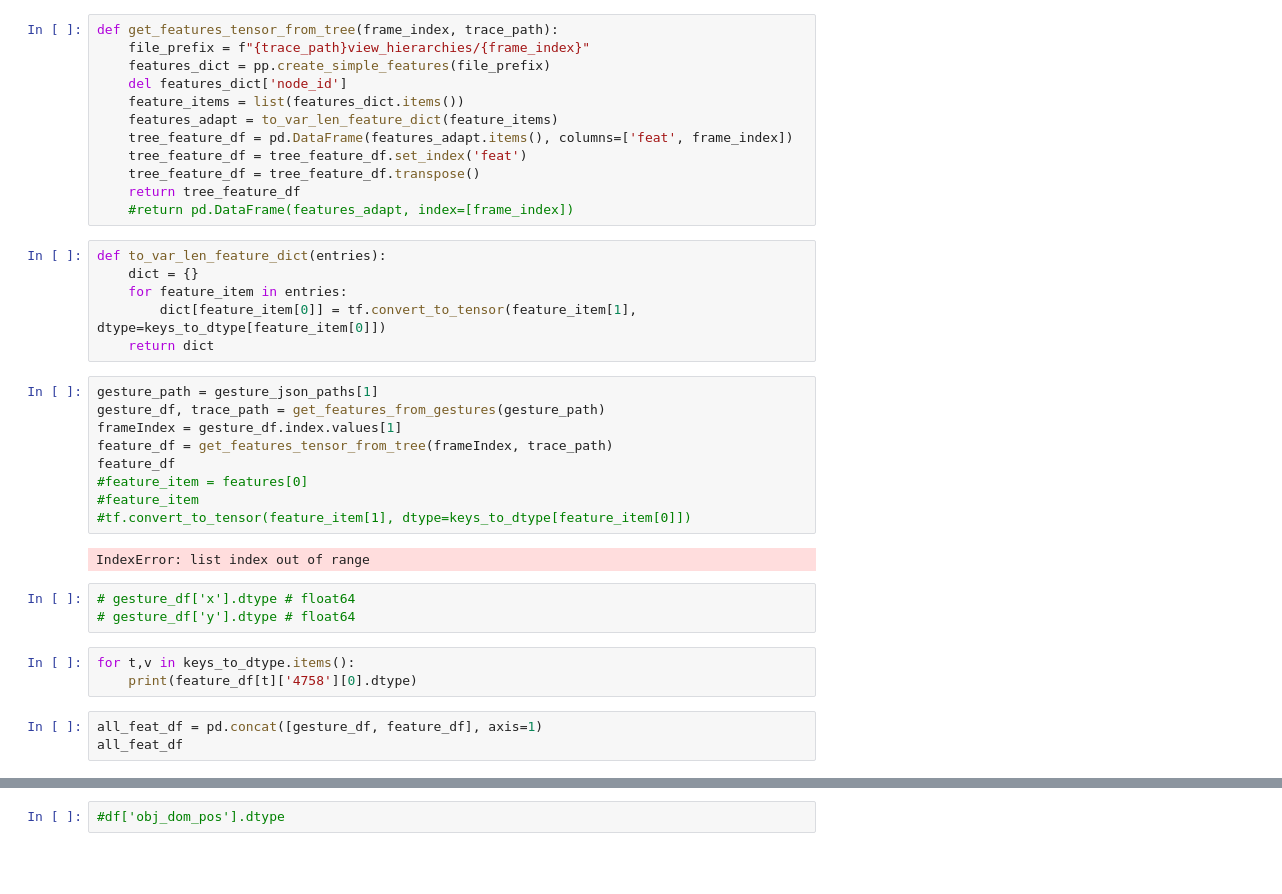
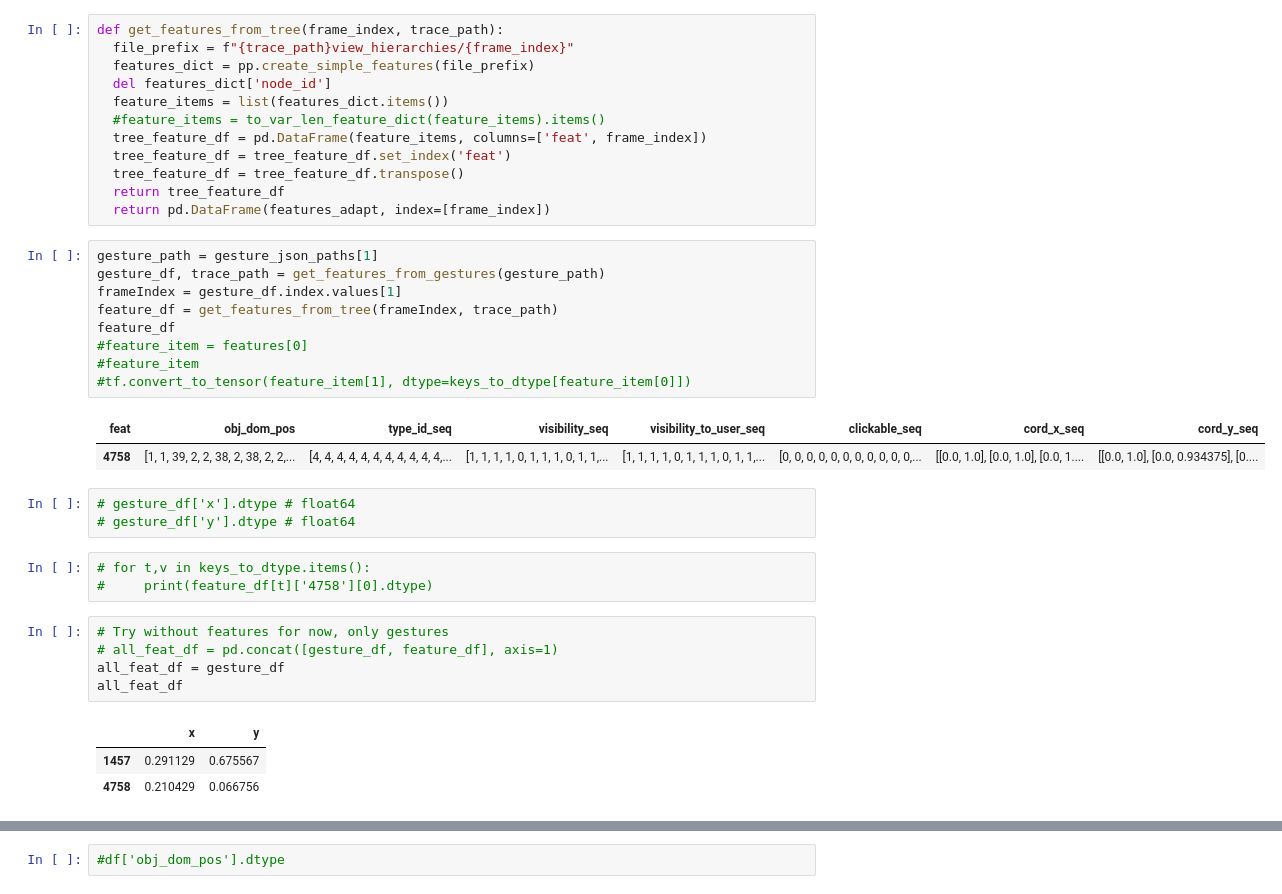
Before and after one commit to Gustl22/android_intent_prediction, a Jupyter notebook: rnn/rnn_model.ipynb, the cells around one changed output, grey strips where cells are left out. Cells and saved outputs as stored; diff of their text form; blank space fills up the shorter version.

```diff
--- a/rnn/rnn_model.ipynb
+++ b/rnn/rnn_model.ipynb
@@ -47,39 +61,40 @@ keys_to_dtype = {
-# %%
-def get_features_tensor_from_tree(frame_index, trace_path):
-    file_prefix = f"{trace_path}view_hierarchies/{frame_index}"
-    features_dict = pp.create_simple_features(file_prefix)
-    del features_dict['node_id']
-    feature_items = list(features_dict.items())
-    features_adapt = to_var_len_feature_dict(feature_items)
-    tree_feature_df = pd.DataFrame(features_adapt.items(), columns=['feat', frame_index])
-    tree_feature_df = tree_feature_df.set_index('feat')
-    tree_feature_df = tree_feature_df.transpose()
-    return tree_feature_df
-    #return pd.DataFrame(features_adapt, index=[frame_index])
-# %%
-def to_var_len_feature_dict(entries):
-    dict = {}
-    for feature_item in entries:
-        dict[feature_item[0]] = tf.convert_to_tensor(feature_item[1], dtype=keys_to_dtype[feature_item[0]])
-    return dict
+# %%
+def get_features_from_tree(frame_index, trace_path):
+  file_prefix = f"{trace_path}view_hierarchies/{frame_index}"
+  features_dict = pp.create_simple_features(file_prefix)
+  del features_dict['node_id']
+  feature_items = list(features_dict.items())
+  #feature_items = to_var_len_feature_dict(feature_items).items()
+  tree_feature_df = pd.DataFrame(feature_items, columns=['feat', frame_index])
+  tree_feature_df = tree_feature_df.set_index('feat')
+  tree_feature_df = tree_feature_df.transpose()
+  return tree_feature_df
+  return pd.DataFrame(features_adapt, index=[frame_index])
 # %%
 gesture_path = gesture_json_paths[1]
 gesture_df, trace_path = get_features_from_gestures(gesture_path)
 frameIndex = gesture_df.index.values[1]
-feature_df = get_features_tensor_from_tree(frameIndex, trace_path)
+feature_df = get_features_from_tree(frameIndex, trace_path)
 feature_df
 #feature_item = features[0]
 #feature_item
 #tf.convert_to_tensor(feature_item[1], dtype=keys_to_dtype[feature_item[0]])
 # %% [output]
-IndexError: list index out of range
+| feat | obj_dom_pos | type_id_seq | visibility_seq | visibility_to_user_seq | clickable_seq | cord_x_seq | cord_y_seq |
+| 4758 | [1, 1, 39, 2, 2, 38, 2, 38, 2, 2,... | [4, 4, 4, 4, 4, 4, 4, 4, 4, 4, 4,... | [1, 1, 1, 1, 0, 1, 1, 1, 0, 1, 1,... | [1, 1, 1, 1, 0, 1, 1, 1, 0, 1, 1,... | [0, 0, 0, 0, 0, 0, 0, 0, 0, 0, 0,... | [[0.0, 1.0], [0.0, 1.0], [0.0, 1.... | [[0.0, 1.0], [0.0, 0.934375], [0.... |
 # %%
 # gesture_df['x'].dtype # float64
 # gesture_df['y'].dtype # float64
 # %%
-for t,v in keys_to_dtype.items():
-    print(feature_df[t]['4758'][0].dtype)
+# for t,v in keys_to_dtype.items():
+#     print(feature_df[t]['4758'][0].dtype)
 # %%
-all_feat_df = pd.concat([gesture_df, feature_df], axis=1)
+# Try without features for now, only gestures
+# all_feat_df = pd.concat([gesture_df, feature_df], axis=1)
+all_feat_df = gesture_df
 all_feat_df
+# %% [output]
+|  | x | y |
+| 1457 | 0.291129 | 0.675567 |
+| 4758 | 0.210429 | 0.066756 |
 # %%
```
Also changed, not shown: parts of 33 cells of this notebook.
